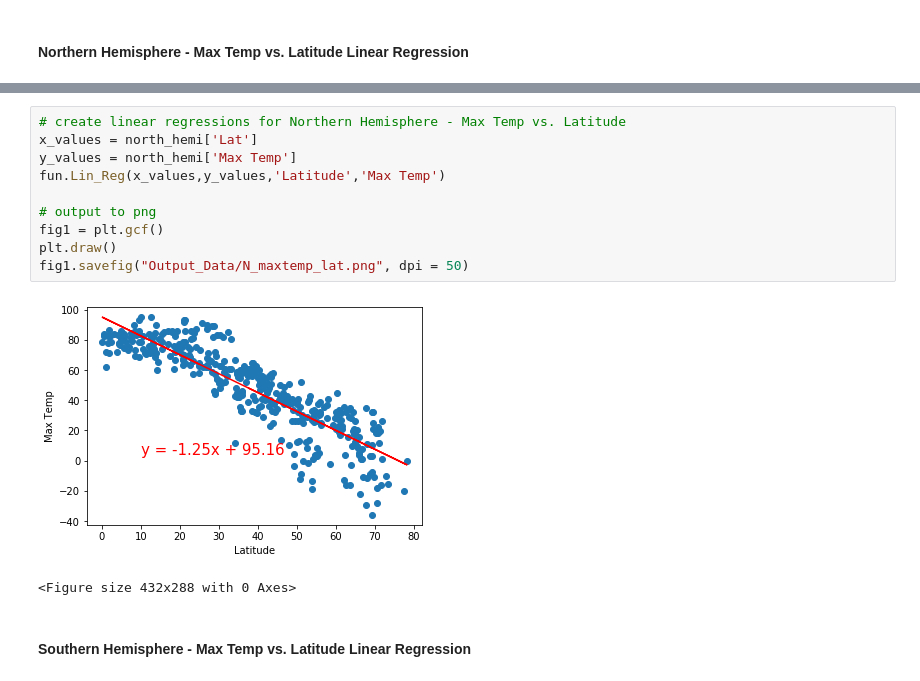
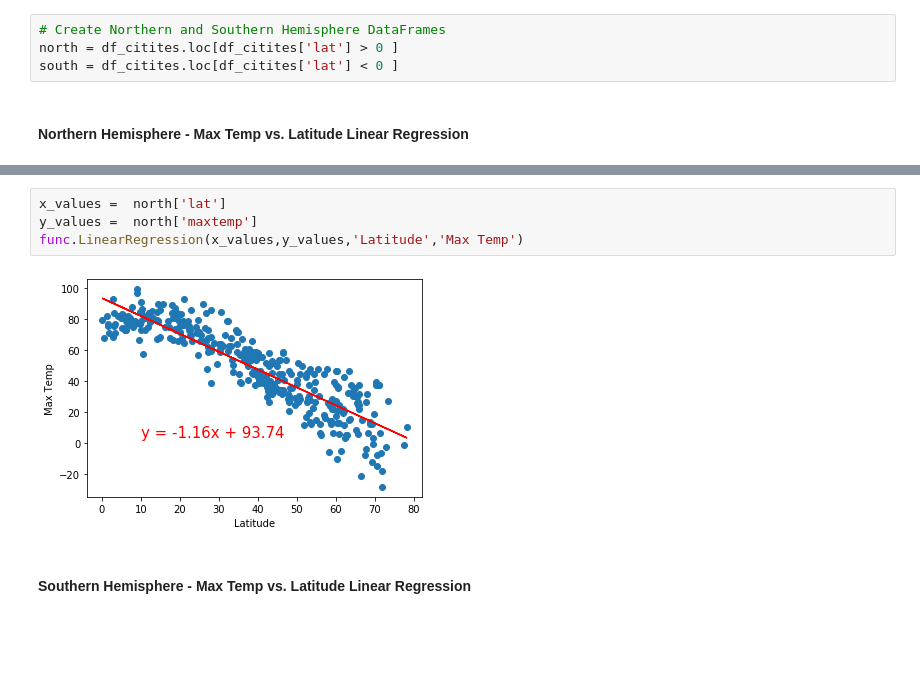
Before and after one commit to maddieIZ/API_challenge, a Jupyter notebook: WeatherPy.ipynb, the cells around one changed output, grey strips where cells are left out. Cells and saved outputs as stored; diff of their text form; blank space fills up the shorter version.

```diff
--- a/WeatherPy.ipynb
+++ b/WeatherPy.ipynb
@@ -204,2 +198,6 @@ plt.savefig('output_data/lat_windspeed.png')
+# %%
+# Create Northern and Southern Hemisphere DataFrames
+north = df_citites.loc[df_citites['lat'] > 0 ]
+south = df_citites.loc[df_citites['lat'] < 0 ]
 # %% [markdown]
 ####  Northern Hemisphere - Max Temp vs. Latitude Linear Regression
@@ -214,15 +204,8 @@ south_hemi = city_list.loc[city_list['Lat'] < 0 ]
-# %%
-# create linear regressions for Northern Hemisphere - Max Temp vs. Latitude
-x_values = north_hemi['Lat']
-y_values = north_hemi['Max Temp']
-fun.Lin_Reg(x_values,y_values,'Latitude','Max Temp')
-
-# output to png
-fig1 = plt.gcf()
-plt.draw()
-fig1.savefig("Output_Data/N_maxtemp_lat.png", dpi = 50)
-# %% [output]
-[figure, removed]
-<Figure size 432x288 with 0 Axes>
+# %%
+x_values =  north['lat']
+y_values =  north['maxtemp']
+func.LinearRegression(x_values,y_values,'Latitude','Max Temp')
+# %% [output]
+[figure, added]
 # %% [markdown]
 ####  Southern Hemisphere - Max Temp vs. Latitude Linear Regression
```
Also changed, not shown: parts of 28 cells of this notebook, 16 other files.
